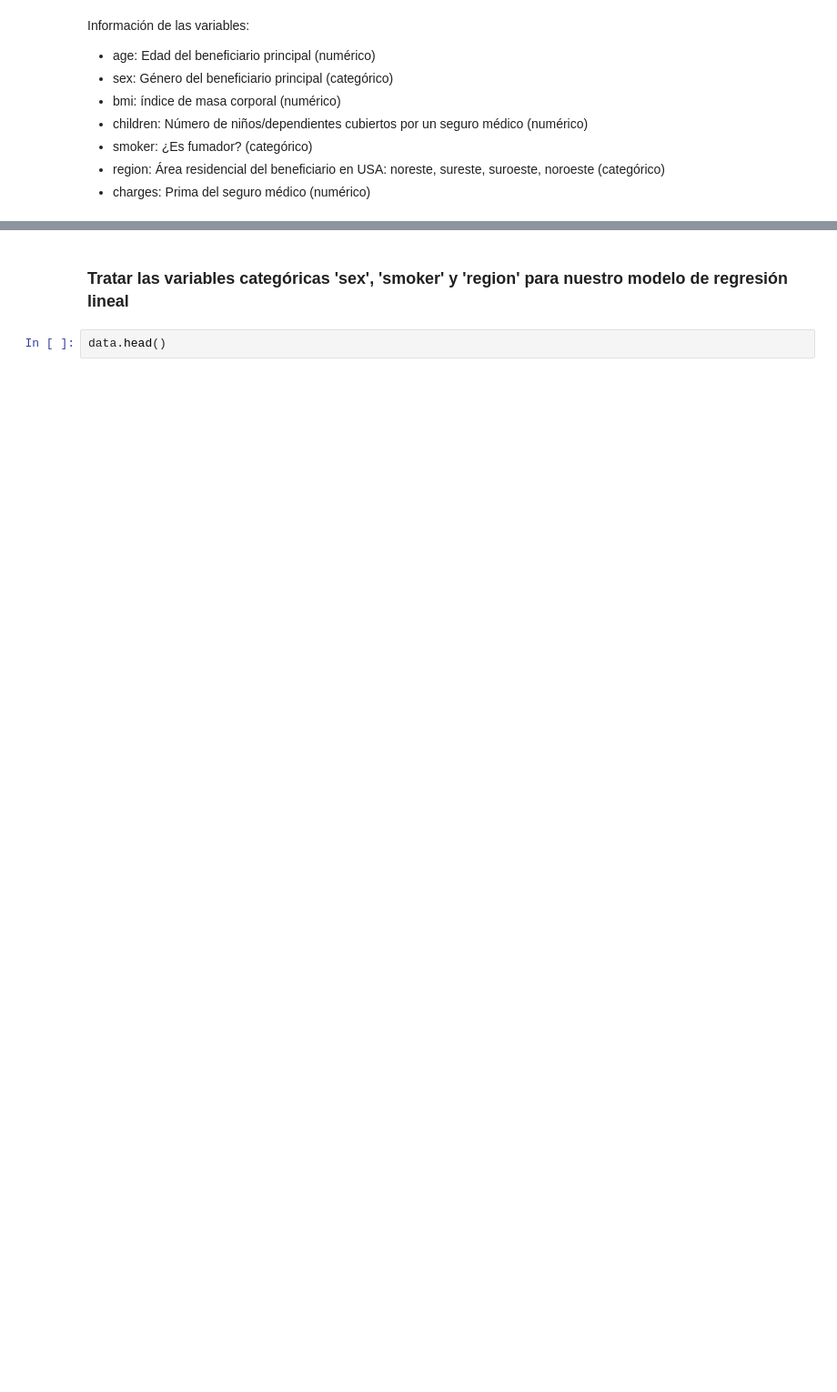
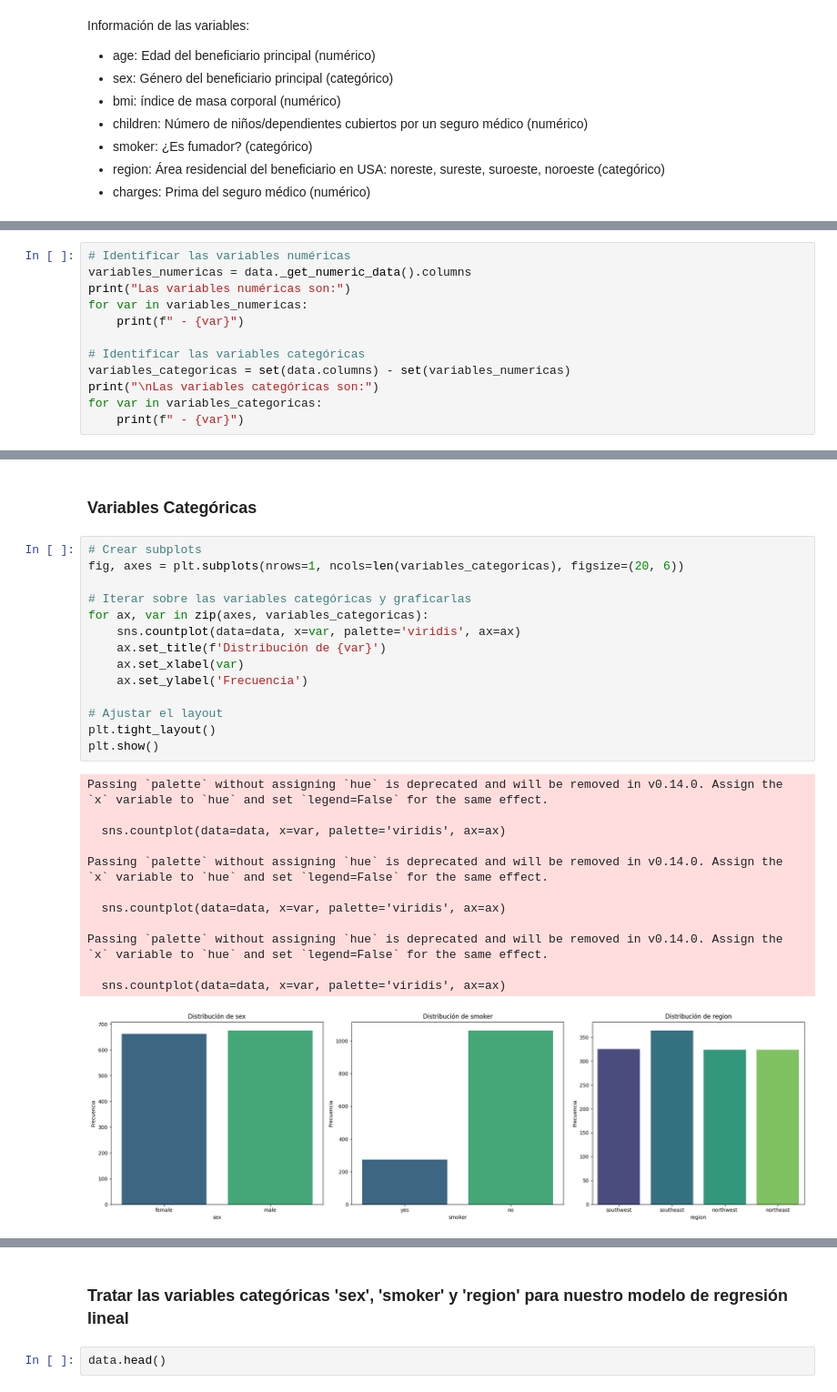
Before and after one commit to 4GeeksAcademy/machine-learning-regresion-lineal, a Jupyter notebook: src/explore.ipynb, the cells around one changed output, grey strips where cells are left out. Shown at 91% size. Drawn from its saved outputs; the diff is of its cells as text; blank space fills up the shorter version.

```diff
--- a/src/explore.ipynb
+++ b/src/explore.ipynb
@@ -214,0 +141,12 @@ Desviación estándar tras estandarización: 1.00
+# %%
+# Identificar las variables numéricas
+variables_numericas = data._get_numeric_data().columns
+print("Las variables numéricas son:")
+for var in variables_numericas:
+    print(f" - {var}")
+
+# Identificar las variables categóricas
+variables_categoricas = set(data.columns) - set(variables_numericas)
+print("\nLas variables categóricas son:")
+for var in variables_categoricas:
+    print(f" - {var}")
@@ -214,0 +164,29 @@ Desviación estándar tras estandarización: 1.00
+# %% [markdown]
+### Variables Categóricas
+# %%
+# Crear subplots
+fig, axes = plt.subplots(nrows=1, ncols=len(variables_categoricas), figsize=(20, 6))
+
+# Iterar sobre las variables categóricas y graficarlas
+for ax, var in zip(axes, variables_categoricas):
+    sns.countplot(data=data, x=var, palette='viridis', ax=ax)
+    ax.set_title(f'Distribución de {var}')
+    ax.set_xlabel(var)
+    ax.set_ylabel('Frecuencia')
+
+# Ajustar el layout
+plt.tight_layout()
+plt.show()
+# %% [output]
+Passing `palette` without assigning `hue` is deprecated and will be removed in v0.14.0. Assign the `x` variable to `hue` and set `legend=False` for the same effect.
+
+  sns.countplot(data=data, x=var, palette='viridis', ax=ax)
+
+Passing `palette` without assigning `hue` is deprecated and will be removed in v0.14.0. Assign the `x` variable to `hue` and set `legend=False` for the same effect.
+
+  sns.countplot(data=data, x=var, palette='viridis', ax=ax)
+
+Passing `palette` without assigning `hue` is deprecated and will be removed in v0.14.0. Assign the `x` variable to `hue` and set `legend=False` for the same effect.
+
+  sns.countplot(data=data, x=var, palette='viridis', ax=ax)
+[figure, added]
```
Also changed, not shown: parts of 43 cells of this notebook.
